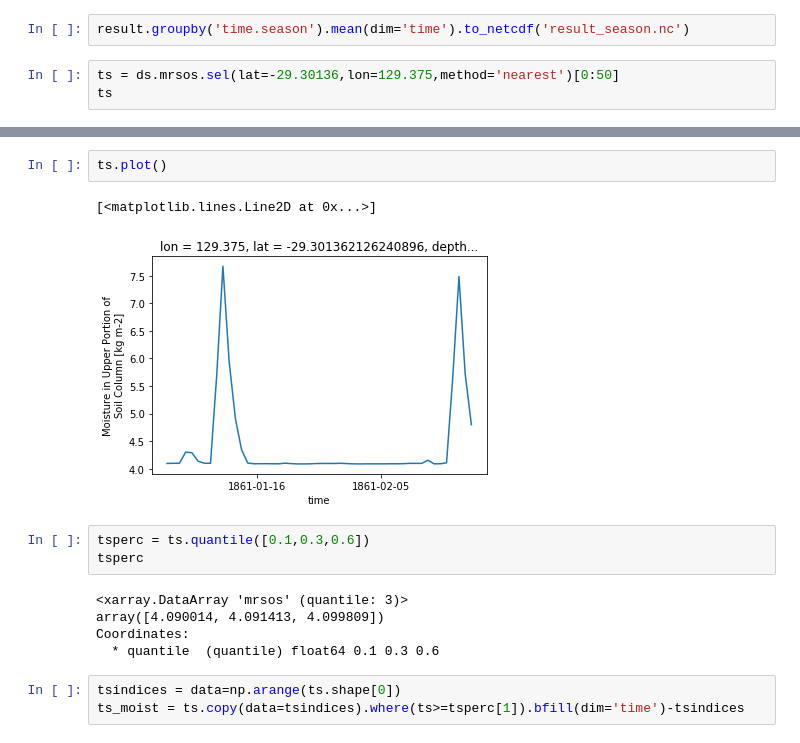
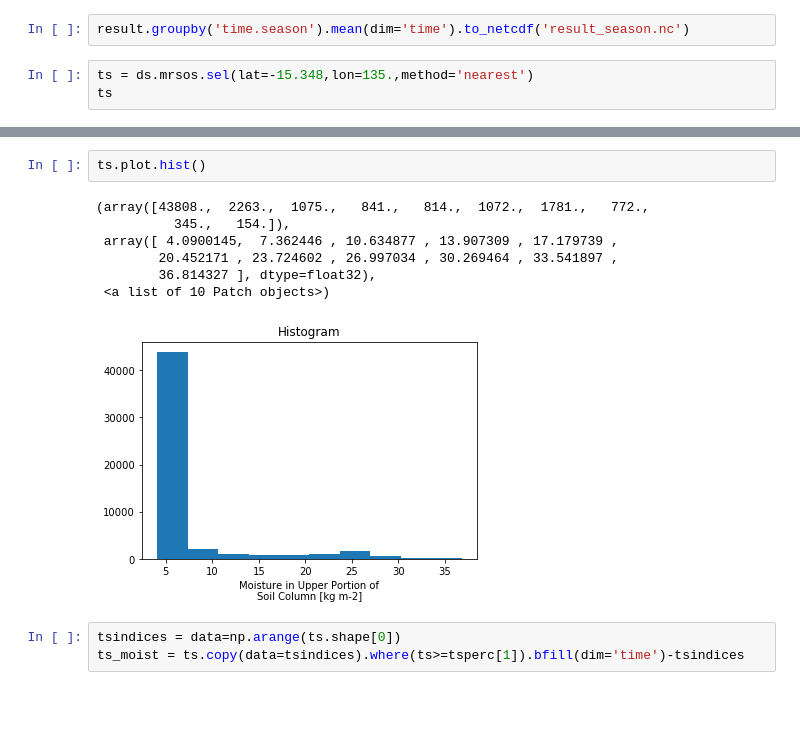
Before and after one commit to aidanheerdegen/flash_drought, a Jupyter notebook: Whole array approach.ipynb, the cells around one changed output, grey strips where cells are left out. Cells and saved outputs as stored; diff of their text form; blank space fills up the shorter version.

```diff
--- a/Whole array approach.ipynb
+++ b/Whole array approach.ipynb
@@ -165,6 +165,6 @@ result[100,:].plot()
 # %%
 result.groupby('time.season').mean(dim='time').to_netcdf('result_season.nc')
 # %%
-ts = ds.mrsos.sel(lat=-29.30136,lon=129.375,method='nearest')[0:50]
+ts = ds.mrsos.sel(lat=-15.348,lon=135.,method='nearest')
 ts
 # %% [output]
@@ -188,16 +202,13 @@ Coordinates:
 # %%
-ts.plot()
+ts.plot.hist()
 # %% [output]
-[<matplotlib.lines.Line2D at 0x...>]
+(array([43808.,  2263.,  1075.,   841.,   814.,  1072.,  1781.,   772.,
+          345.,   154.]),
+ array([ 4.0900145,  7.362446 , 10.634877 , 13.907309 , 17.179739 ,
+        20.452171 , 23.724602 , 26.997034 , 30.269464 , 33.541897 ,
+        36.814327 ], dtype=float32),
+ <a list of 10 Patch objects>)
-[figure, old version]
+[figure, new version]
-# %%
-tsperc = ts.quantile([0.1,0.3,0.6])
-tsperc
-# %% [output]
-<xarray.DataArray 'mrsos' (quantile: 3)>
-array([4.090014, 4.091413, 4.099809])
-Coordinates:
-  * quantile  (quantile) float64 0.1 0.3 0.6
 # %%
 tsindices = data=np.arange(ts.shape[0])
 ts_moist = ts.copy(data=tsindices).where(ts>=tsperc[1]).bfill(dim='time')-tsindices
```
Also changed, not shown: parts of 3 cells of this notebook.
